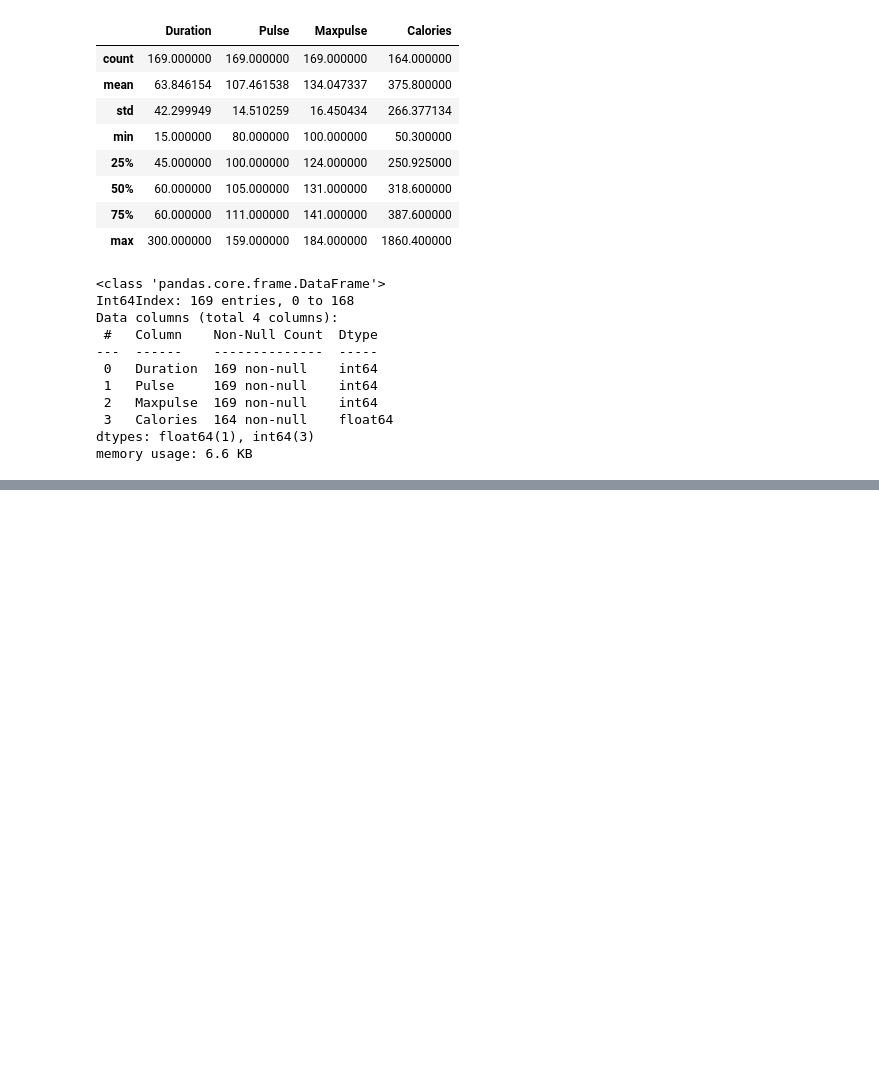
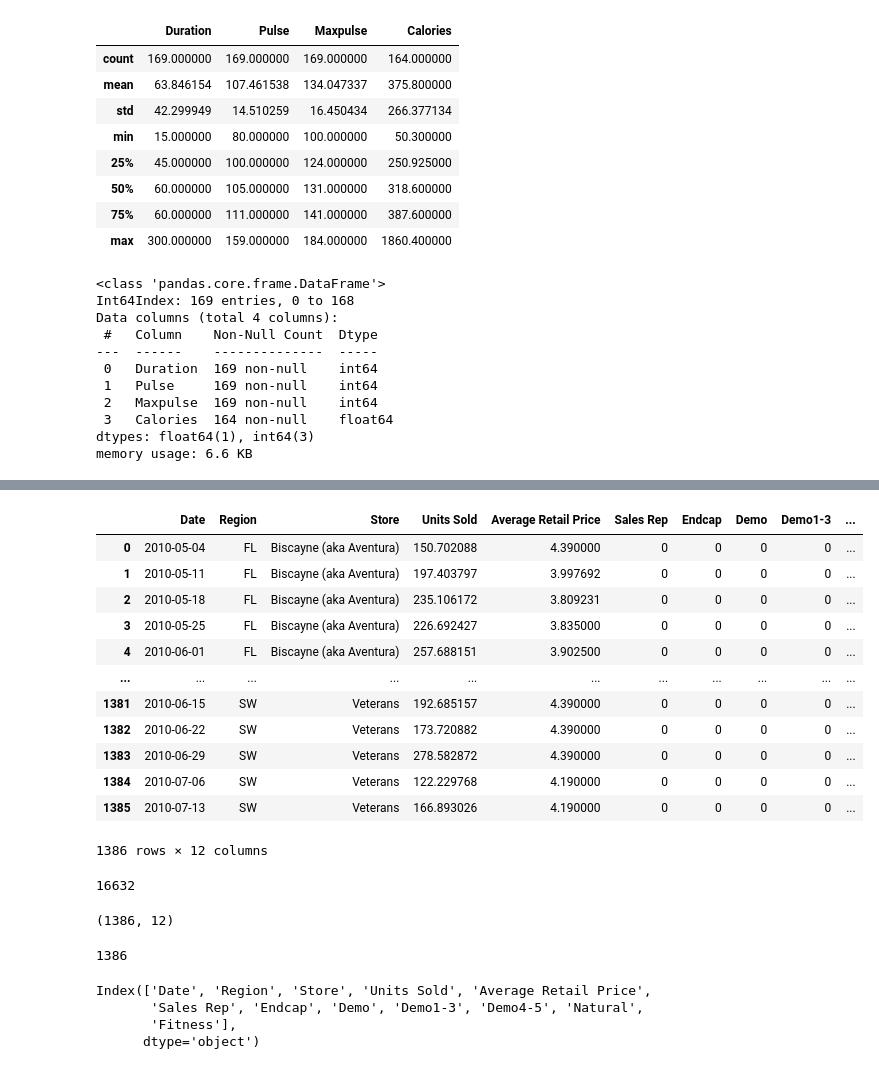
Before and after one commit to QOneK/NPower-Group-7, a Jupyter notebook: Pandas_group_activity.ipynb, the cells around one changed output, grey strips where cells are left out. Drawn from its saved outputs; the diff is of its cells as text; code cells hidden in the pictures; blank space fills up the shorter version.

```diff
--- a/Pandas_group_activity.ipynb
+++ b/Pandas_group_activity.ipynb
@@ -255,0 +294,44 @@ dfjay.to_json('Jay1.json')
+# %%
+path='/content/GoodBelly-DataSet.xlsx'
+#dfGoodBelly=pd.read_excel('/content/GoodBelly-DataSet-Regression.xlsx')
+#path="C://Users//shant//Downloads//GoodBelly-DataSet.xlsx"
+#dfGoodBelly=pd.read_excel(path)
+
+dfGoodBelly = pd.read_excel(path, sheet_name='Real Data')
+dfGoodBelly
+# %% [output]
+|  | Date | Region | Store | Units Sold | Average Retail Price | Sales Rep | Endcap | Demo | Demo1-3 | ... |
+| 0 | 2010-05-04 | FL | Biscayne (aka Aventura) | 150.702088 | 4.390000 | 0 | 0 | 0 | 0 | ... |
+| 1 | 2010-05-11 | FL | Biscayne (aka Aventura) | 197.403797 | 3.997692 | 0 | 0 | 0 | 0 | ... |
+| 2 | 2010-05-18 | FL | Biscayne (aka Aventura) | 235.106172 | 3.809231 | 0 | 0 | 0 | 0 | ... |
+| 3 | 2010-05-25 | FL | Biscayne (aka Aventura) | 226.692427 | 3.835000 | 0 | 0 | 0 | 0 | ... |
+| 4 | 2010-06-01 | FL | Biscayne (aka Aventura) | 257.688151 | 3.902500 | 0 | 0 | 0 | 0 | ... |
+| ... | ... | ... | ... | ... | ... | ... | ... | ... | ... | ... |
+| 1381 | 2010-06-15 | SW | Veterans | 192.685157 | 4.390000 | 0 | 0 | 0 | 0 | ... |
+| 1382 | 2010-06-22 | SW | Veterans | 173.720882 | 4.390000 | 0 | 0 | 0 | 0 | ... |
+| 1383 | 2010-06-29 | SW | Veterans | 278.582872 | 4.390000 | 0 | 0 | 0 | 0 | ... |
+| 1384 | 2010-07-06 | SW | Veterans | 122.229768 | 4.190000 | 0 | 0 | 0 | 0 | ... |
+| 1385 | 2010-07-13 | SW | Veterans | 166.893026 | 4.190000 | 0 | 0 | 0 | 0 | ... |
+1386 rows × 12 columns
+# %%
+#How many elements are there?
+dfGoodBelly.size
+# %% [output]
+16632
+# %%
+dfGoodBelly.shape
+# %% [output]
+(1386, 12)
+# %%
+#How many records in Dataframe
+len(dfGoodBelly)
+# %% [output]
+1386
+# %%
+#What are the column names?
+dfGoodBelly.columns
+# %% [output]
+Index(['Date', 'Region', 'Store', 'Units Sold', 'Average Retail Price',
+       'Sales Rep', 'Endcap', 'Demo', 'Demo1-3', 'Demo4-5', 'Natural',
+       'Fitness'],
+      dtype='object')
```
Also changed, not shown: parts of 7 cells of this notebook.
